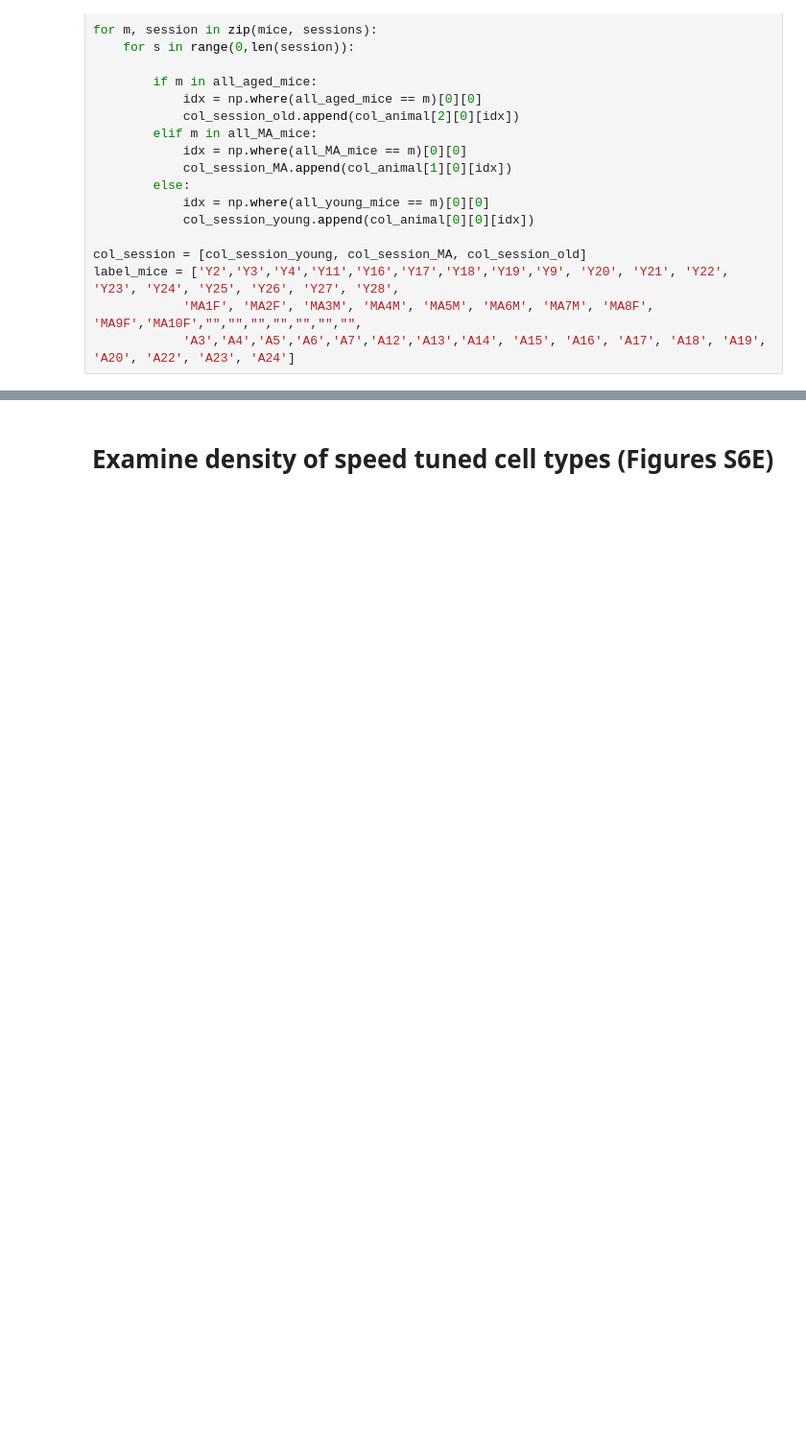
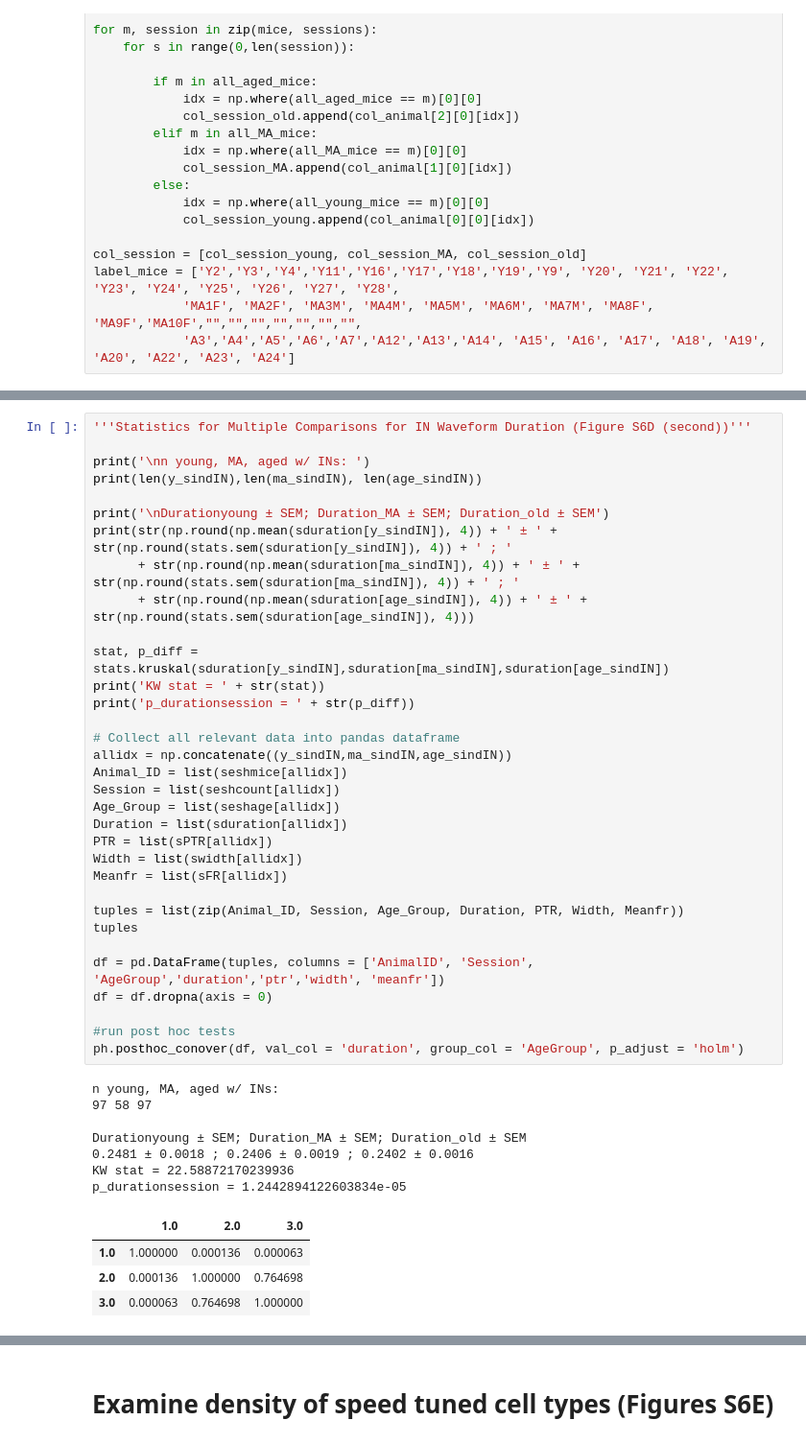
Before and after one commit to GiocomoLab/Herber2024, a Jupyter notebook: Figure S6.ipynb, the cells around one changed output, grey strips where cells are left out. Shown at 96% size. Cells and saved outputs as stored; diff of their text form; blank space fills up the shorter version.

```diff
--- a/Figure S6.ipynb
+++ b/Figure S6.ipynb
@@ -351,0 +807,45 @@ label_mice = ['Y2','Y3','Y4','Y11','Y16','Y17','Y18','Y19','Y9', 'Y20', 'Y21', '
+# %%
+'''Statistics for Multiple Comparisons for IN Waveform Duration (Figure S6D (second))'''
+
+print('\nn young, MA, aged w/ INs: ')
+print(len(y_sindIN),len(ma_sindIN), len(age_sindIN))
+
+print('\nDurationyoung ± SEM; Duration_MA ± SEM; Duration_old ± SEM')
+print(str(np.round(np.mean(sduration[y_sindIN]), 4)) + ' ± ' + str(np.round(stats.sem(sduration[y_sindIN]), 4)) + ' ; '
+      + str(np.round(np.mean(sduration[ma_sindIN]), 4)) + ' ± ' + str(np.round(stats.sem(sduration[ma_sindIN]), 4)) + ' ; '
+      + str(np.round(np.mean(sduration[age_sindIN]), 4)) + ' ± ' + str(np.round(stats.sem(sduration[age_sindIN]), 4)))
+
+stat, p_diff = stats.kruskal(sduration[y_sindIN],sduration[ma_sindIN],sduration[age_sindIN])
+print('KW stat = ' + str(stat))
+print('p_durationsession = ' + str(p_diff))
+
+# Collect all relevant data into pandas dataframe
+allidx = np.concatenate((y_sindIN,ma_sindIN,age_sindIN))
+Animal_ID = list(seshmice[allidx])
+Session = list(seshcount[allidx])
+Age_Group = list(seshage[allidx])
+Duration = list(sduration[allidx])
+PTR = list(sPTR[allidx])
+Width = list(swidth[allidx])
+Meanfr = list(sFR[allidx])
+
+tuples = list(zip(Animal_ID, Session, Age_Group, Duration, PTR, Width, Meanfr))
+tuples
+
+df = pd.DataFrame(tuples, columns = ['AnimalID', 'Session', 'AgeGroup','duration','ptr','width', 'meanfr'])
+df = df.dropna(axis = 0)
+
+#run post hoc tests
+ph.posthoc_conover(df, val_col = 'duration', group_col = 'AgeGroup', p_adjust = 'holm')
+# %% [output]
+n young, MA, aged w/ INs:
+97 58 97
+
+Durationyoung ± SEM; Duration_MA ± SEM; Duration_old ± SEM
+0.2481 ± 0.0018 ; 0.2406 ± 0.0019 ; 0.2402 ± 0.0016
+KW stat = 22.58872170239936
+p_durationsession = 1.2442894122603834e-05
+|  | 1.0 | 2.0 | 3.0 |
+| 1.0 | 1.000000 | 0.000136 | 0.000063 |
+| 2.0 | 0.000136 | 1.000000 | 0.764698 |
+| 3.0 | 0.000063 | 0.764698 | 1.000000 |
```
Also changed, not shown: parts of 18 cells of this notebook.
